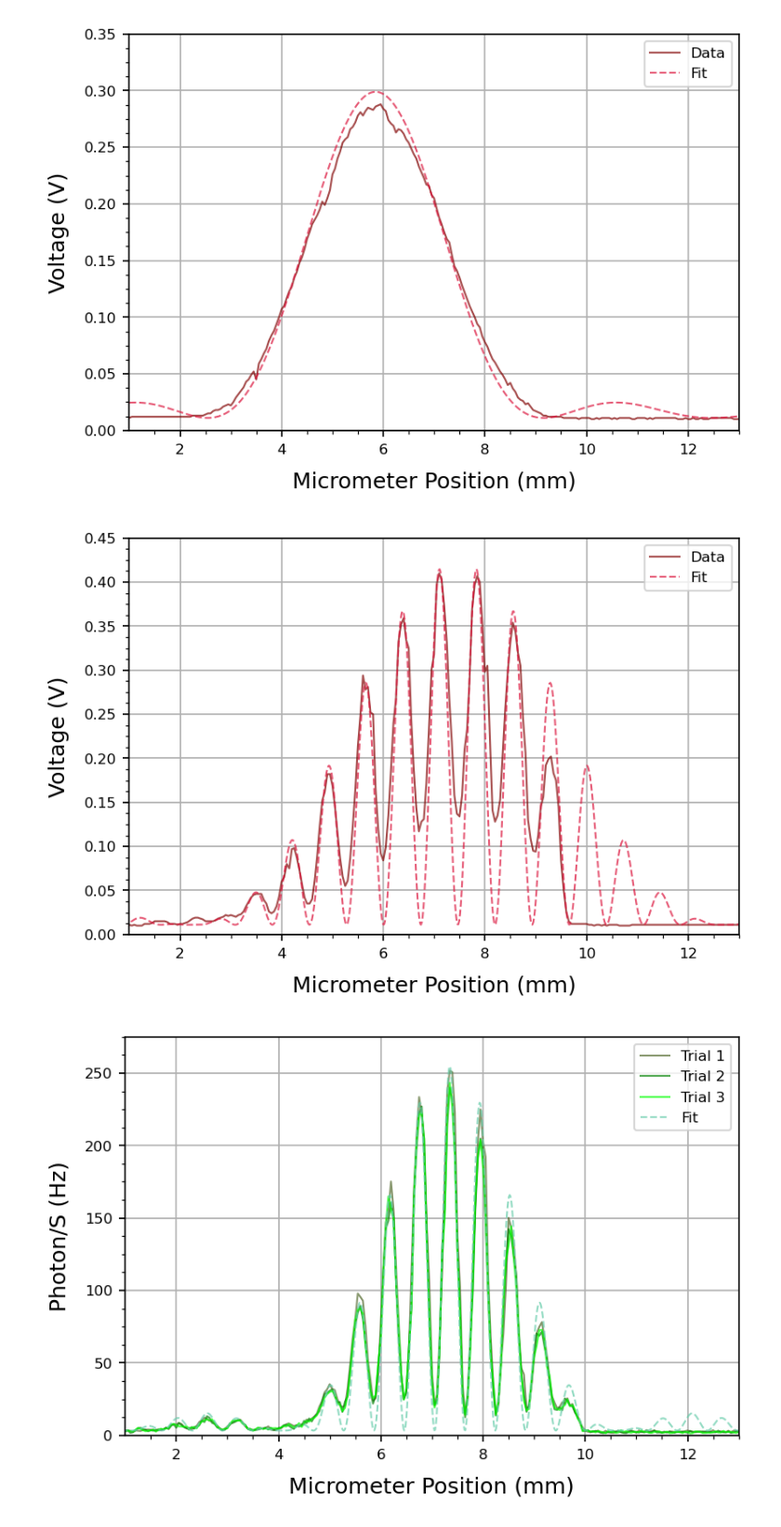
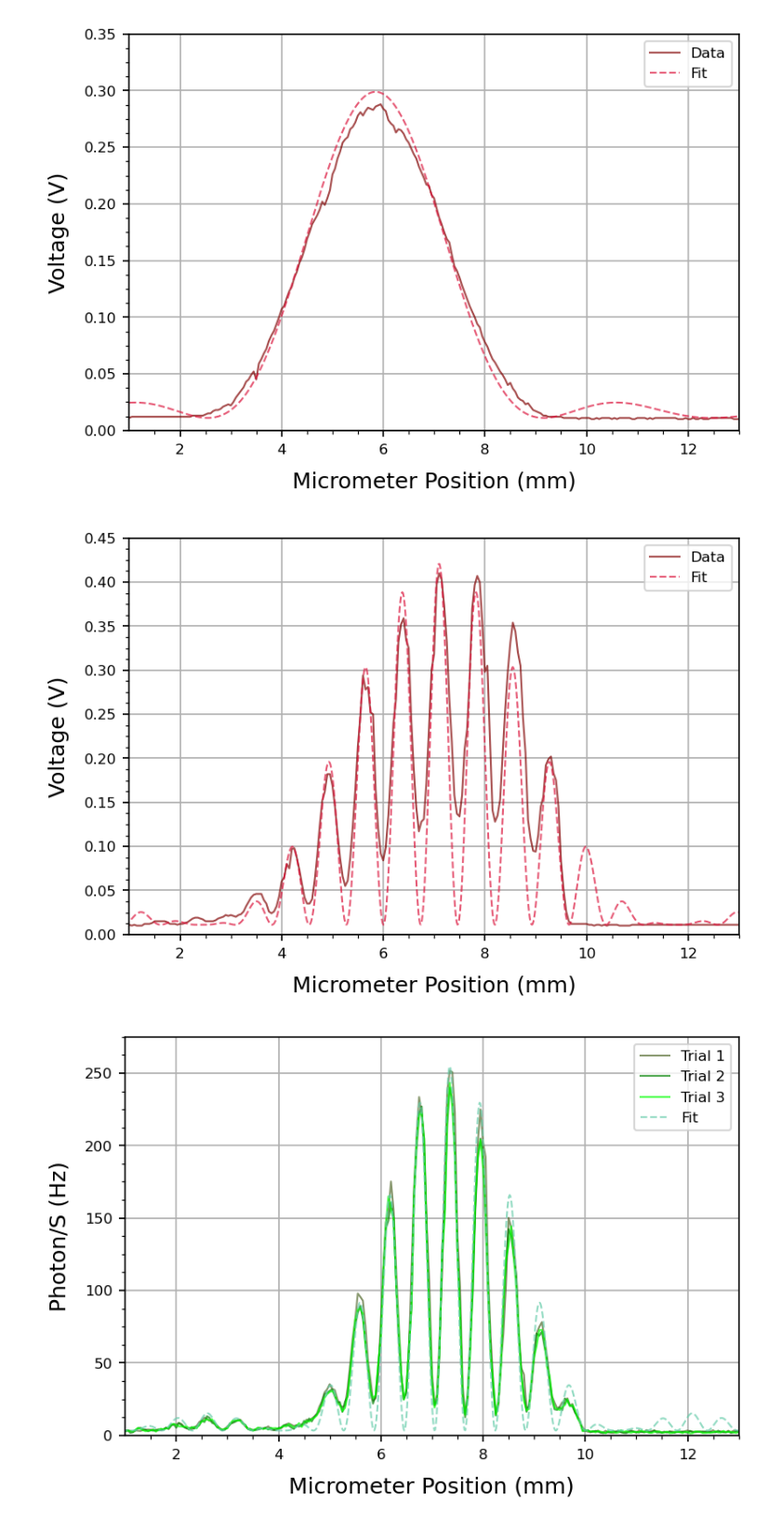
Before and after one commit to parallax-xallaraq/PHSX616, a Jupyter notebook: Lab1 - Two Slit Interference/Code/Fitting.ipynb, the cells around one changed output. Shown at 93% size. Drawn from its saved outputs; the diff is of its cells as text; code cells hidden in the pictures.

Commit message:
fix phased junk

```diff
--- a/Lab1 - Two Slit Interference/Code/Fitting.ipynb
+++ b/Lab1 - Two Slit Interference/Code/Fitting.ipynb
@@ -130,27 +124,27 @@ myplt.PlotMultiXY(
 # %%
 expKey = 'Laser 2s'
 tables[expKey]['Beta'] = 4.3
-tables[expKey]['Alpha']  = 0.59
+tables[expKey]['Alpha']  = 0.68
 xfit = GetX()
-yfit = I_v2_phased(xfit, tables[expKey]['I0'], tables[expKey]['Beta'], tables[expKey]['Alpha'])
+yfit = I_v2(xfit, tables[expKey]['I0'], tables[expKey]['Beta'], tables[expKey]['Alpha'])
 # yfit = Envelope_v2(xfit, tables[expKey]['I0'], tables[expKey]['Alpha'])
-# yfit = Interference_v2_phased(xfit, tables[expKey]['I0'], tables[expKey]['Beta'])
+# yfit = Interference_v2(xfit, tables[expKey]['I0'], tables[expKey]['Beta'])
 myplt.PlotMultiXY(
     x = [   tables[expKey]['Micrometer Position (mm)'],
-            xfit + GetXShift(tables, expKey, 'Micrometer Position (mm)', 'Voltage (V)') + 0.37  ],
+            xfit + GetXShift(tables, expKey, 'Micrometer Position (mm)', 'Voltage (V)') ],
     y = [   tables[expKey]['Voltage (V)'],
             yfit + GetYShift(tables, expKey, 'Voltage (V)') ],
     color       = [ 'maroon', 'crimson' ],
     linestyle   = ['-','--'],
     legend      = [ 'Data', 'Fit' ],
     xlab        = 'Micrometer Position (mm)',
     ylab        = 'Voltage (V)',
     xlim        = [ 1, 13 ],
     ylim        = [ 0, 0.45 ],
     fileName    = path_fig + 'Fit_Laser2s.png'
 )
 # %% [output]
-[figure, old version]
+[figure, new version]
 # %%
 I0avg = ( tables['Bulb 2s t1']['I0'] + tables['Bulb 2s t1']['I0'] + tables['Bulb 2s t1']['I0'] ) / 3
 for bulb2s in ['Bulb 2s t1', 'Bulb 2s t2', 'Bulb 2s t3'] : # set same for all
```
Also changed, not shown: parts of 1 cell of this notebook, 1 other file.
